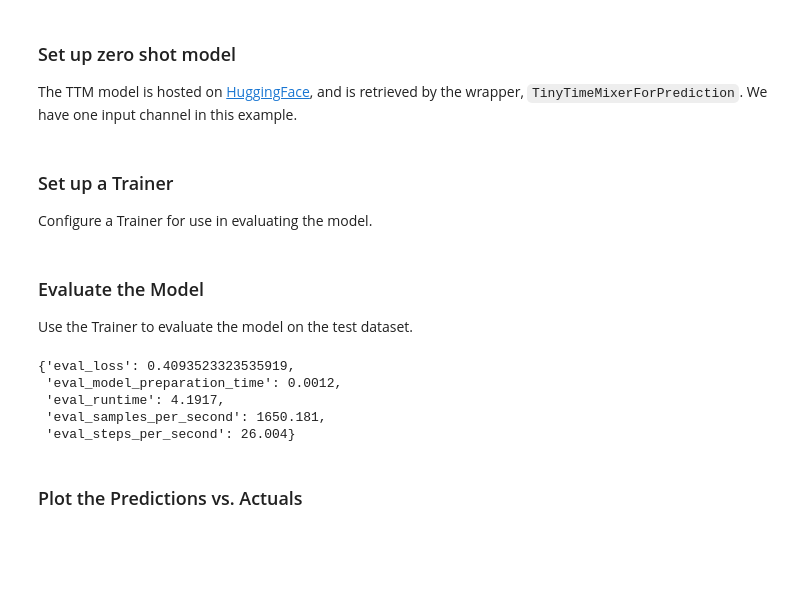
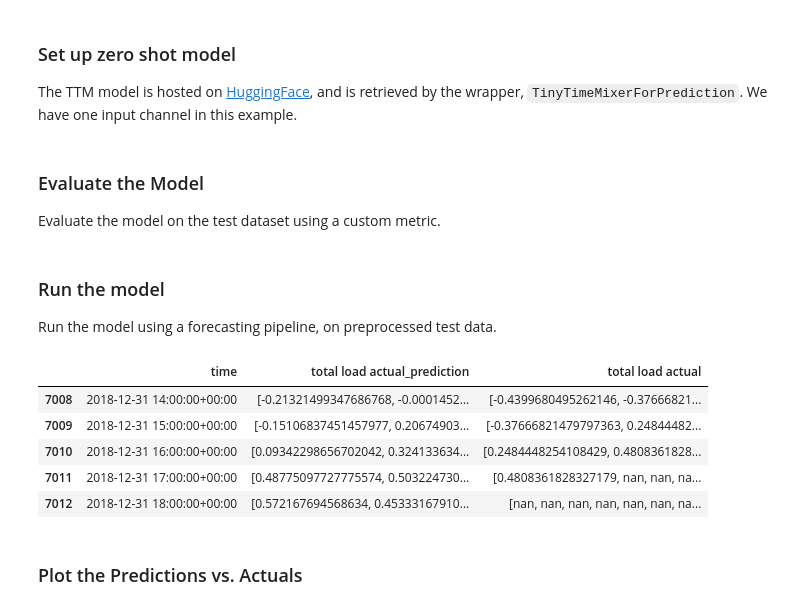
Before and after one commit to ibm-granite-community/granite-timeseries-cookbook, a Jupyter notebook: recipes/Time_Series/Preprocessor_Use_and_Performance_Evaluation.ipynb, the cells around one changed output. Drawn from its saved outputs; the diff is of its cells as text; code cells hidden in the pictures; blank space fills up the shorter version.

```diff
--- a/recipes/Time_Series/Preprocessor_Use_and_Performance_Evaluation.ipynb
+++ b/recipes/Time_Series/Preprocessor_Use_and_Performance_Evaluation.ipynb
@@ -157,7 +161,3 @@ zeroshot_model = TinyTimeMixerForPrediction.from_pretrained(
   "ibm-granite/granite-timeseries-ttm-v1", # Name of the model on HuggingFace.
   num_input_channels=len(target_columns) # Number of input columns.
 )
-# %% [markdown]
-### Set up a Trainer
-
-Configure a Trainer for use in evaluating the model.
@@ -174,15 +164,33 @@ zeroshot_trainer = Trainer(
 # %% [markdown]
 ### Evaluate the Model
 
-Use the Trainer to evaluate the model on the test dataset.
+Evaluate the model on the test dataset using a custom metric.
-# %%
-zeroshot_trainer.evaluate(test_dataset)
-# %% [output]
-{'eval_loss': 0.4093523323535919,
- 'eval_model_preparation_time': 0.0012,
- 'eval_runtime': 4.1917,
- 'eval_samples_per_second': 1650.181,
- 'eval_steps_per_second': 26.004}
+# %% [markdown]
+### Run the model
+
+Run the model using a forecasting pipeline, on preprocessed test data.
+# %%
+# Create a pipeline.
+pipeline = TimeSeriesForecastingPipeline(
+    zeroshot_model,
+    timestamp_column=timestamp_column,
+    id_columns=[],
+    target_columns=target_columns,
+    explode_forecasts=False,
+    freq="h",
+    device="cpu", # Specify your local GPU or CPU.
+)
+
+# Make a forecast on the target column given the input data.
+zeroshot_forecast = pipeline(tsp.preprocess(test_df))
+zeroshot_forecast.tail()
+# %% [output]
+|  | time | total load actual_prediction | total load actual |
+| 7008 | 2018-12-31 14:00:00+00:00 | [-0.21321499347686768, -0.0001452... | [-0.4399680495262146, -0.37666821... |
+| 7009 | 2018-12-31 15:00:00+00:00 | [-0.15106837451457977, 0.20674903... | [-0.37666821479797363, 0.24844482... |
+| 7010 | 2018-12-31 16:00:00+00:00 | [0.09342298656702042, 0.324133634... | [0.2484448254108429, 0.4808361828... |
+| 7011 | 2018-12-31 17:00:00+00:00 | [0.48775097727775574, 0.503224730... | [0.4808361828327179, nan, nan, na... |
+| 7012 | 2018-12-31 18:00:00+00:00 | [0.572167694568634, 0.45333167910... | [nan, nan, nan, nan, nan, nan, na... |
 # %% [markdown]
 ### Plot the Predictions vs. Actuals
 # %%
```
Also changed, not shown: parts of 9 cells of this notebook.
